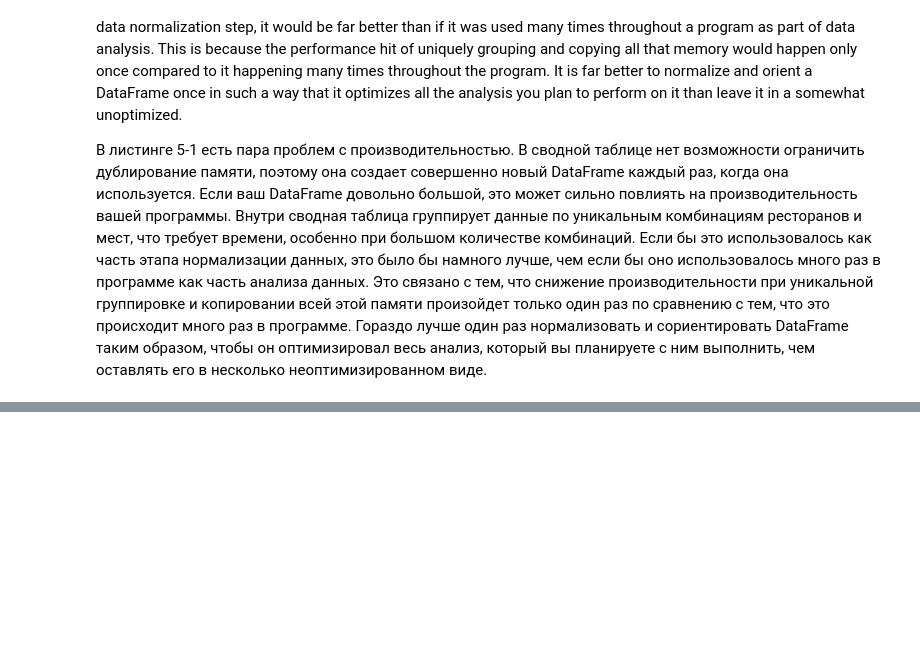
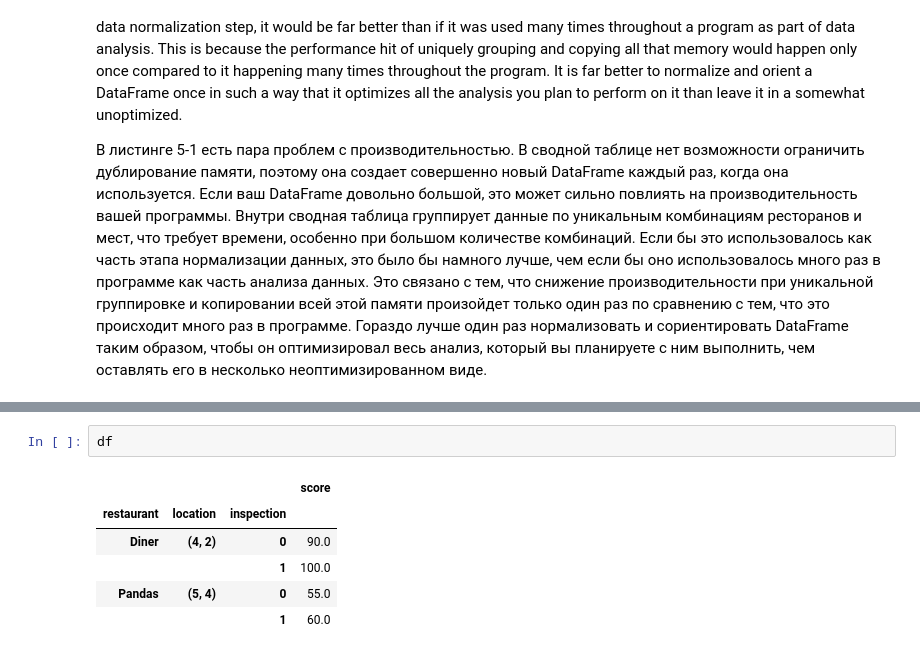
Before and after one commit to 1mmo/data-analysis-handbook, a Jupyter notebook: handbook/Working with data/Pandas.ipynb, the cells around one changed output, grey strips where cells are left out. Drawn from its saved outputs; the diff is of its cells as text; blank space fills up the shorter version.

```diff
--- a/handbook/Working with data/Pandas.ipynb
+++ b/handbook/Working with data/Pandas.ipynb
@@ -2720,0 +2788,9 @@ There are a couple performance issues in Listing 5-1. Pivot table does not have
+# %%
+df
+# %% [output]
+|  |  |  | score |
+| restaurant | location | inspection |  |
+| Diner | (4, 2) | 0 | 90.0 |
+|  |  | 1 | 100.0 |
+| Pandas | (5, 4) | 0 | 55.0 |
+|  |  | 1 | 60.0 |
```
Also changed, not shown: parts of 16 cells of this notebook.
